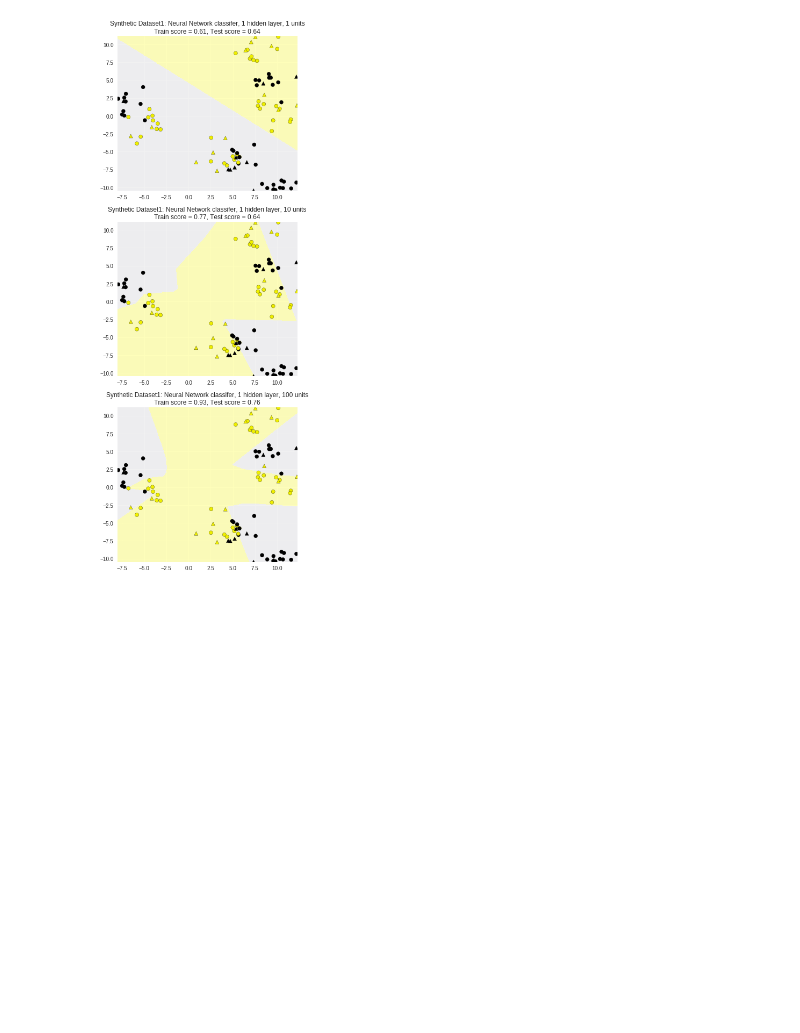
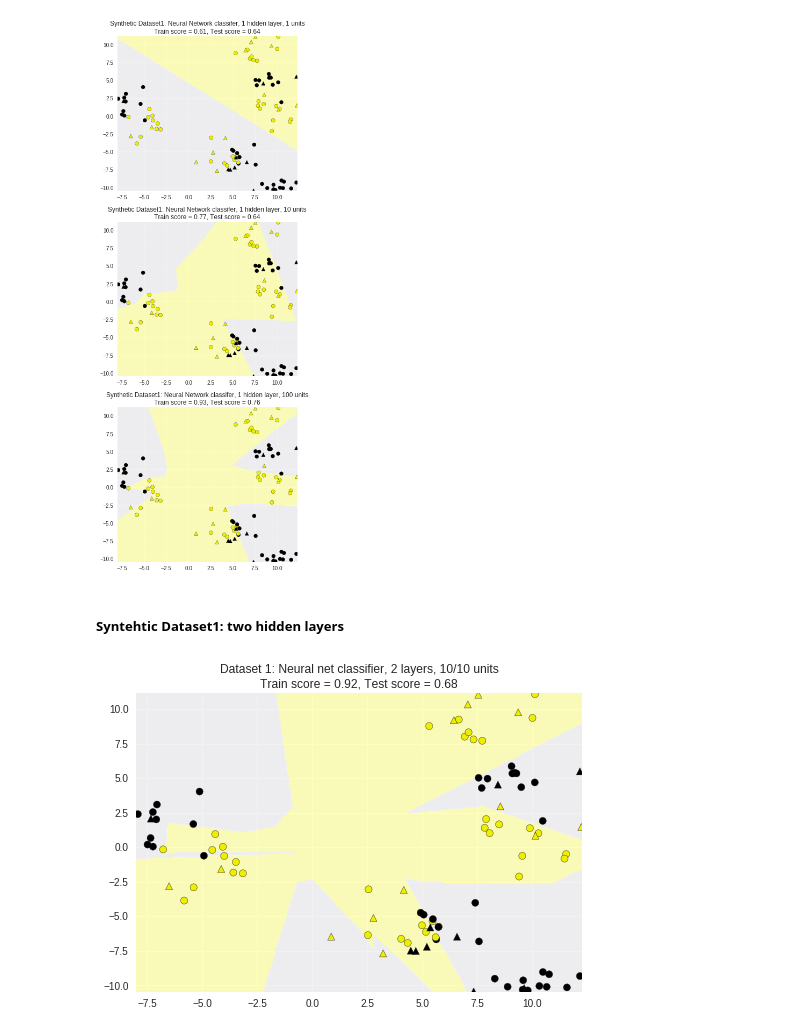
Before and after one commit to c-shekhar/AppliedML, a Jupyter notebook: Implementations/NeuralNetworks.ipynb, the cells around one changed output. Saved outputs shown, nothing was run; the diff lists cells and outputs as text; code cells hidden in the pictures; blank space fills up the shorter version.

```diff
--- a/Implementations/NeuralNetworks.ipynb
+++ b/Implementations/NeuralNetworks.ipynb
@@ -66,3 +66,15 @@ for axis,unit in zip(subaxes,units):
                                               title,axis)
 # %% [output]
 [figure]
+# %% [markdown]
+##### Syntehtic Dataset1: two hidden layers
+# %%
+from adspy_shared_utilities import plot_class_regions_for_classifier
+from sklearn.neural_network import MLPClassifier
+X_train, X_test, y_train, y_test = train_test_split(X_D2, y_D2, random_state=0)
+nn = MLPClassifier(hidden_layer_sizes=[10,10],solver='lbfgs',random_state=0)
+nn.fit(X_train,y_train)
+plot_class_regions_for_classifier(nn,X_train,y_train,X_test,y_test,
+                                  'Dataset 1: Neural net classifier, 2 layers, 10/10 units')
+# %% [output]
+[figure, added]
```
Also changed, not shown: parts of 4 cells of this notebook.
